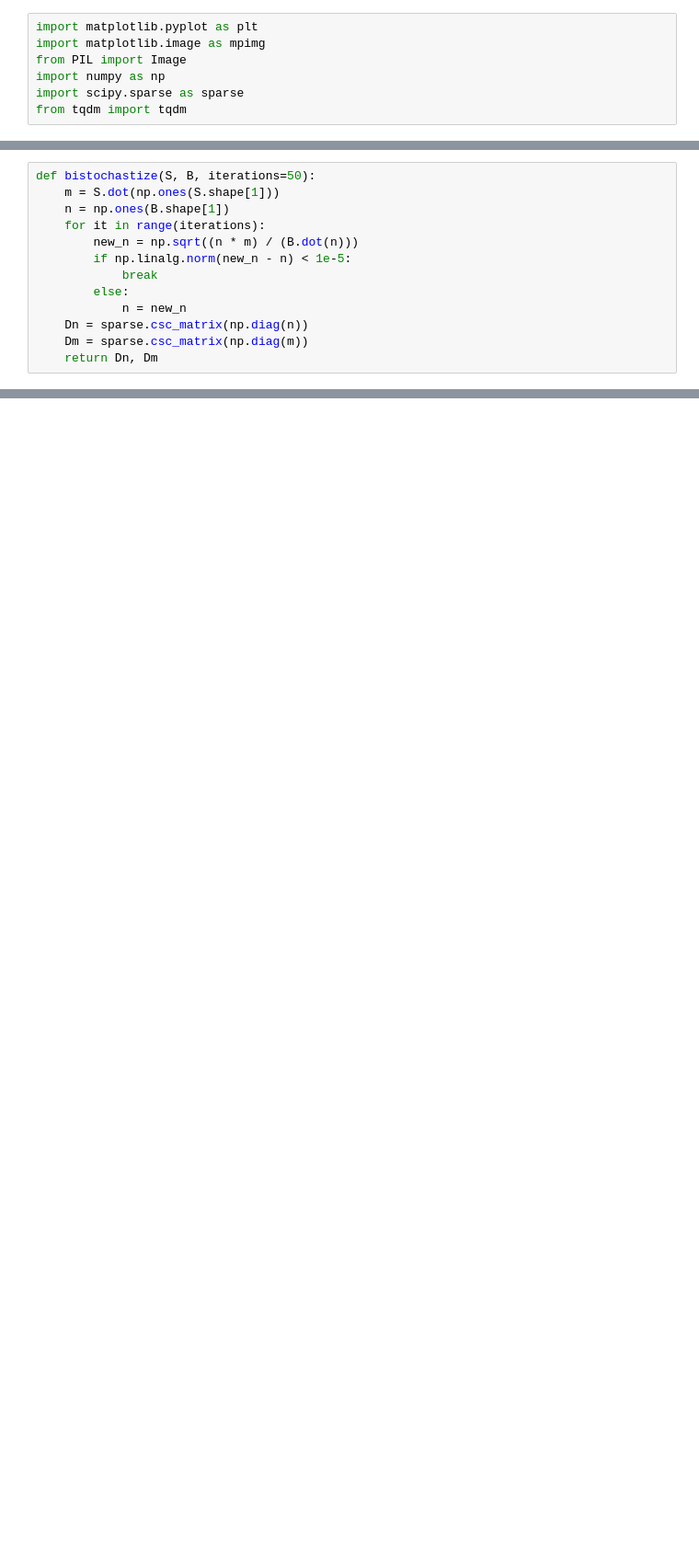
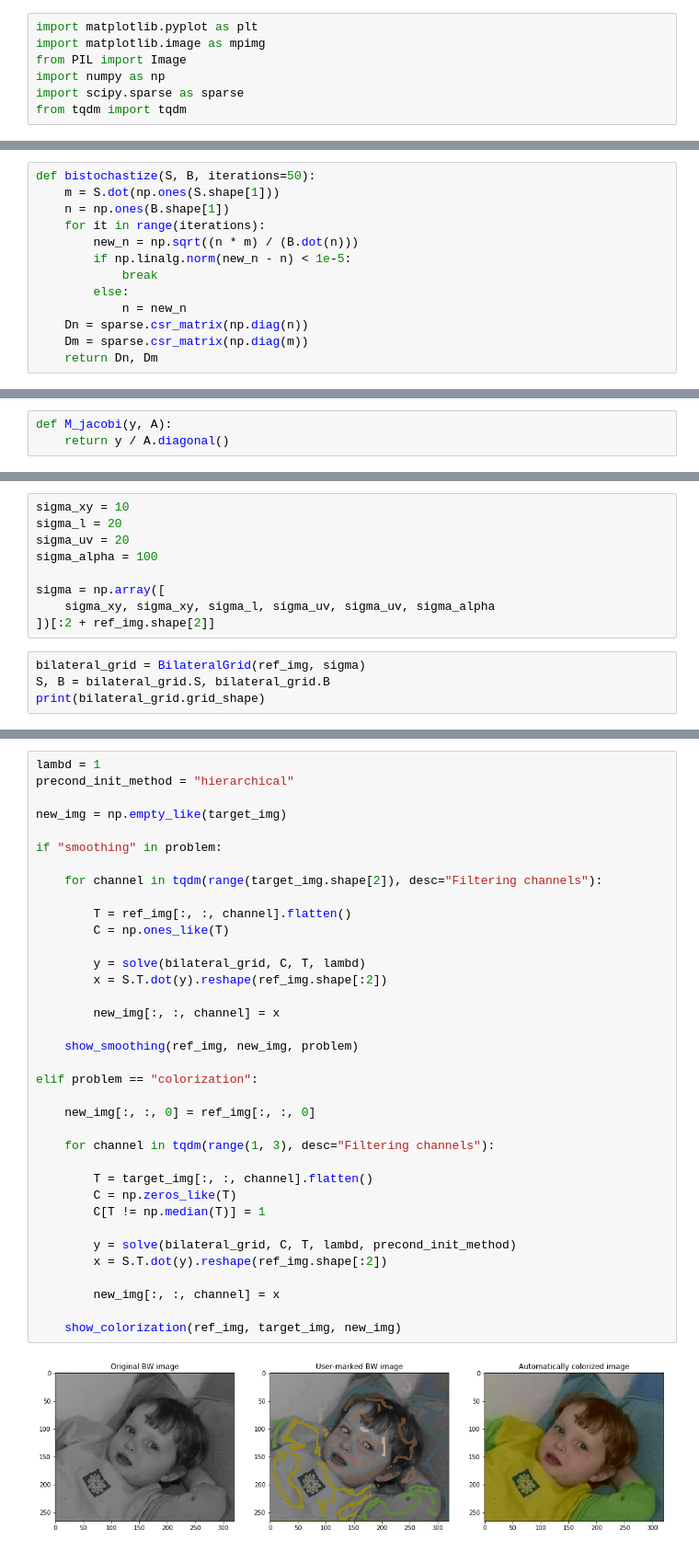
Before and after one commit to gdalle/TheFastBilateralSolver, a Jupyter notebook: FastBilateralSolver.ipynb, the cells around one changed output, grey strips where cells are left out. Shown: that part at 92% size. Drawn from its saved outputs; the diff is of its cells as text; blank space fills up the shorter version.

Commit message:
Factoring, working hierarchical precond

```diff
--- a/FastBilateralSolver.ipynb
+++ b/FastBilateralSolver.ipynb
@@ -124,7 +147,7 @@ def bistochastize(S, B, iterations=50):
             break
         else:
             n = new_n
-    Dn = sparse.csc_matrix(np.diag(n))
-    Dm = sparse.csc_matrix(np.diag(m))
+    Dn = sparse.csr_matrix(np.diag(n))
+    Dm = sparse.csr_matrix(np.diag(m))
     return Dn, Dm
 # %%
@@ -170,0 +170,3 @@ for channel in tqdm(range(1, 3), desc="Filtering channels"):
+# %%
+def M_jacobi(y, A):
+    return y / A.diagonal()
@@ -225,0 +297,13 @@ while len(V) > 1:
+# %%
+sigma_xy = 10
+sigma_l = 20
+sigma_uv = 20
+sigma_alpha = 100
+
+sigma = np.array([
+    sigma_xy, sigma_xy, sigma_l, sigma_uv, sigma_uv, sigma_alpha
+])[:2 + ref_img.shape[2]]
+# %%
+bilateral_grid = BilateralGrid(ref_img, sigma)
+S, B = bilateral_grid.S, bilateral_grid.B
+print(bilateral_grid.grid_shape)
@@ -225,0 +312,38 @@ while len(V) > 1:
+# %%
+lambd = 1
+precond_init_method = "hierarchical"
+
+new_img = np.empty_like(target_img)
+
+if "smoothing" in problem:
+
+    for channel in tqdm(range(target_img.shape[2]), desc="Filtering channels"):
+
+        T = ref_img[:, :, channel].flatten()
+        C = np.ones_like(T)
+
+        y = solve(bilateral_grid, C, T, lambd)
+        x = S.T.dot(y).reshape(ref_img.shape[:2])
+
+        new_img[:, :, channel] = x
+
+    show_smoothing(ref_img, new_img, problem)
+
+elif problem == "colorization":
+
+    new_img[:, :, 0] = ref_img[:, :, 0]
+
+    for channel in tqdm(range(1, 3), desc="Filtering channels"):
+
+        T = target_img[:, :, channel].flatten()
+        C = np.zeros_like(T)
+        C[T != np.median(T)] = 1
+
+        y = solve(bilateral_grid, C, T, lambd, precond_init_method)
+        x = S.T.dot(y).reshape(ref_img.shape[:2])
+
+        new_img[:, :, channel] = x
+
+    show_colorization(ref_img, target_img, new_img)
+# %% [output]
+[figure, added]
```
Also changed, not shown: parts of 23 cells of this notebook, 2 other files.
